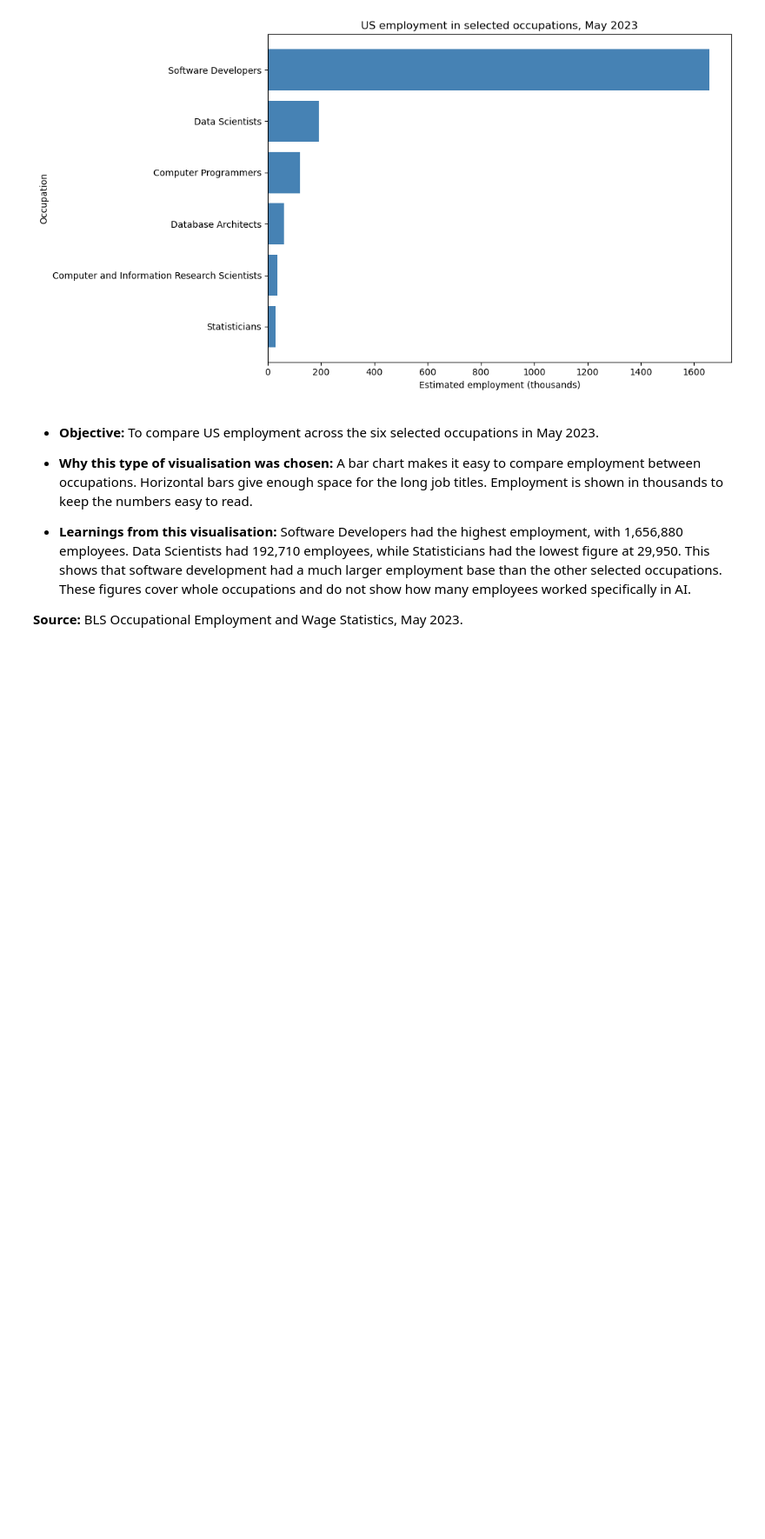
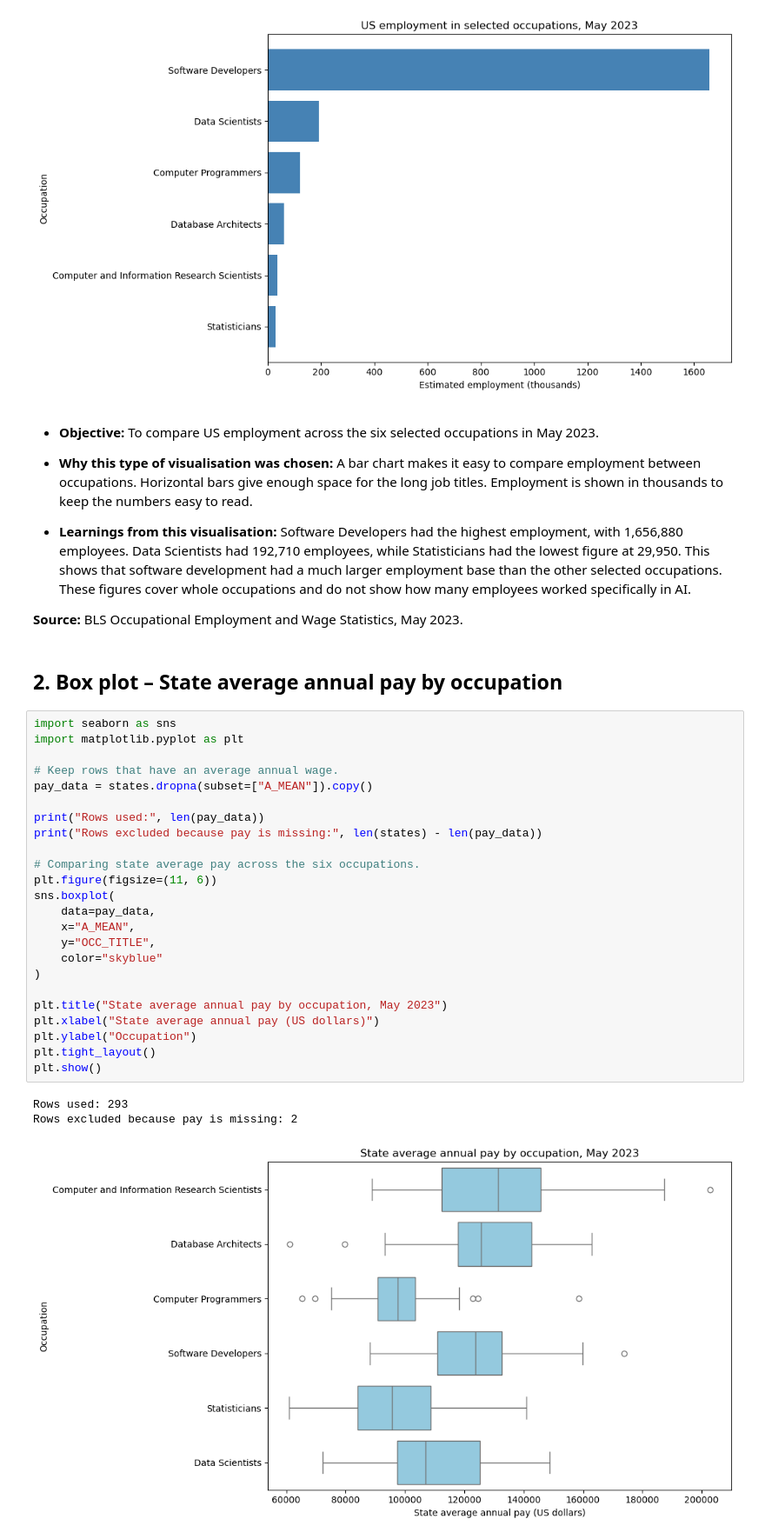
Before and after one commit to AbhinavBorgohain/AI_Employment_Analysis_DVC_CA1, a Jupyter notebook: AI_Employment_Analysis.ipynb, the cells around one changed output. Shown at 87% size. Cells and saved outputs as stored; diff of their text form; blank space fills up the shorter version.

Commit message:
Added state wage box plot and explanation

```diff
--- a/AI_Employment_Analysis.ipynb
+++ b/AI_Employment_Analysis.ipynb
@@ -165,3 +165,33 @@ plt.show()
 - **Learnings from this visualisation:** Software Developers had the highest employment, with 1,656,880 employees. Data Scientists had 192,710 employees, while Statisticians had the lowest figure at 29,950. This shows that software development had a much larger employment base than the other selected occupations. These figures cover whole occupations and do not show how many employees worked specifically in AI.
 
 **Source:** BLS Occupational Employment and Wage Statistics, May 2023.
+# %% [markdown]
+## 2. Box plot – State average annual pay by occupation
+# %%
+import seaborn as sns
+import matplotlib.pyplot as plt
+
+# Keep rows that have an average annual wage.
+pay_data = states.dropna(subset=["A_MEAN"]).copy()
+
+print("Rows used:", len(pay_data))
+print("Rows excluded because pay is missing:", len(states) - len(pay_data))
+
+# Comparing state average pay across the six occupations.
+plt.figure(figsize=(11, 6))
+sns.boxplot(
+    data=pay_data,
+    x="A_MEAN",
+    y="OCC_TITLE",
+    color="skyblue"
+)
+
+plt.title("State average annual pay by occupation, May 2023")
+plt.xlabel("State average annual pay (US dollars)")
+plt.ylabel("Occupation")
+plt.tight_layout()
+plt.show()
+# %% [output]
+Rows used: 293
+Rows excluded because pay is missing: 2
+[figure, added]
```
Also changed, not shown: parts of 2 cells of this notebook.
